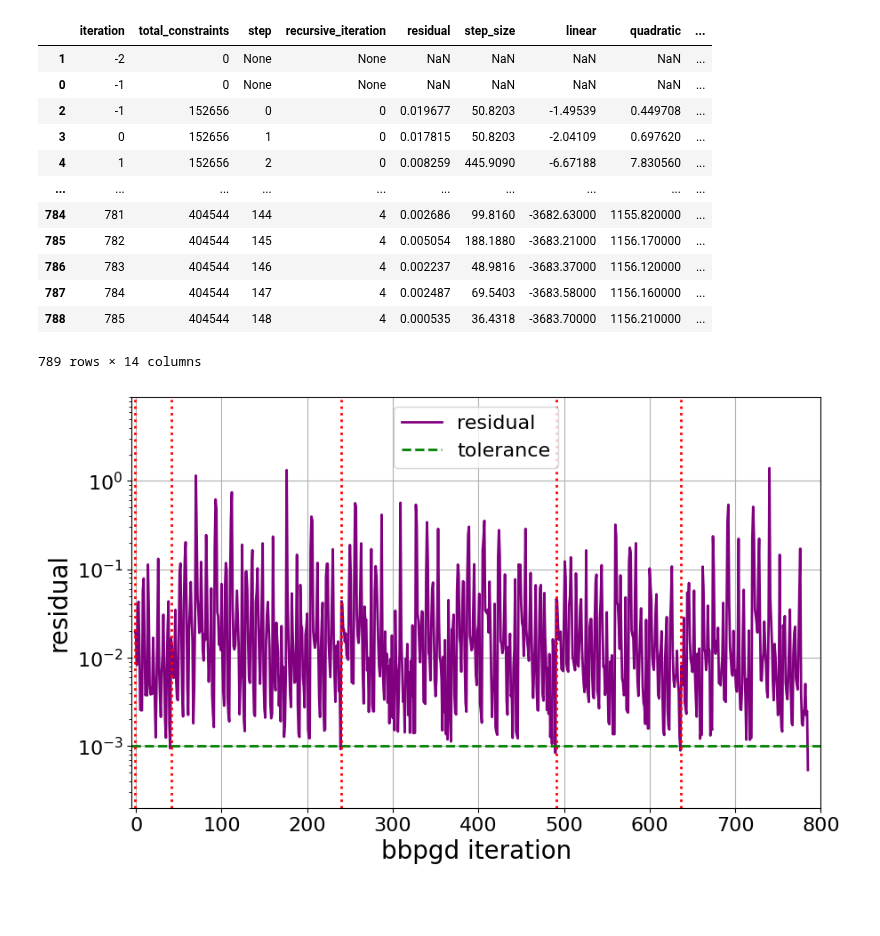
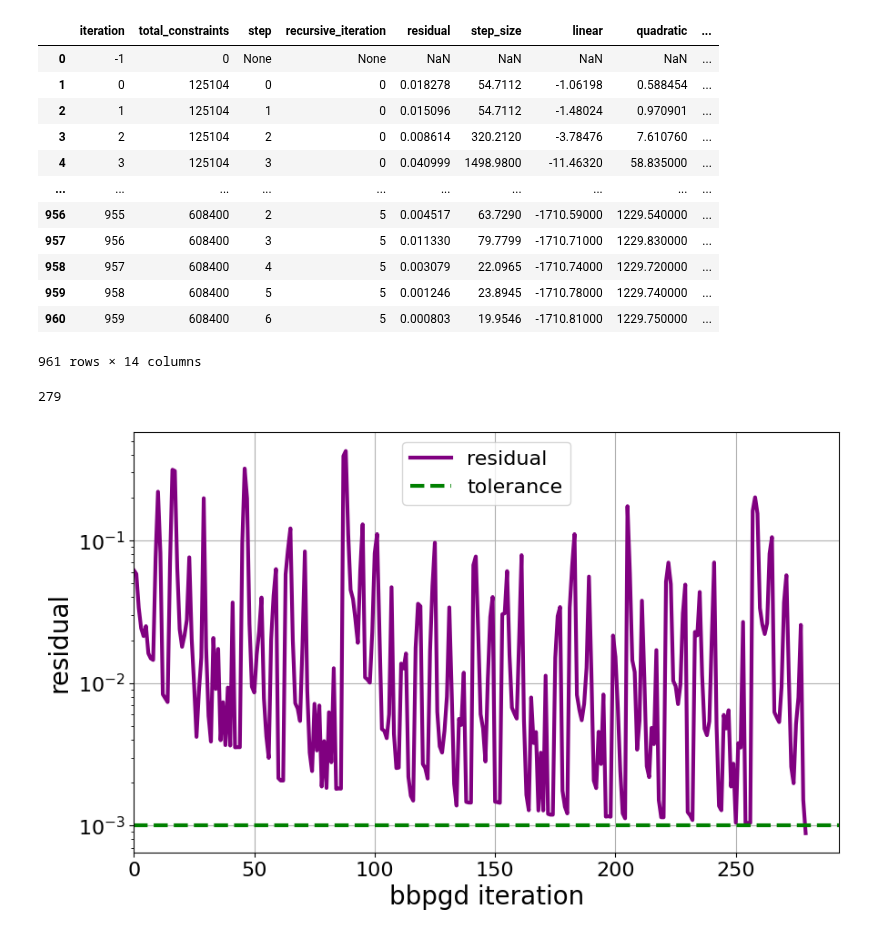
Before and after one commit to ManuelLerchner/ProliferatingCellCollectives-IDP, a Jupyter notebook: analysis/plot_bbgdp.ipynb, the cells around one changed output. Drawn from its saved outputs; the diff is of its cells as text; code cells hidden in the pictures; blank space fills up the shorter version.

```diff
--- a/analysis/plot_bbgdp.ipynb
+++ b/analysis/plot_bbgdp.ipynb
@@ -5,8 +5,8 @@ import pandas as pd
 import numpy as np
 import matplotlib.pyplot as plt
 # %%
-# bbpgd_data = load_all_files(
-#     f"../code/cpp/build/src/logs/data", "bbpgdtrace")
+bbpgd_data = load_all_files(
+    f"../code/cpp/build/src/logs/data", "bbpgdtrace")
 # %%
 bbpgd_data["iteration"] = bbpgd_data["iteration"] - 1
 # %%
@@ -64,49 +64,59 @@ def makeplot(data, x, y, xlabel=None, ylabel=None, outname=None, variable="densi
 bbpgd_data
 # %% [output]
 |  | iteration | total_constraints | step | recursive_iteration | residual | step_size | linear | quadratic | ... |
-| 1 | -2 | 0 | None | None | NaN | NaN | NaN | NaN | ... |
 | 0 | -1 | 0 | None | None | NaN | NaN | NaN | NaN | ... |
-| 2 | -1 | 152656 | 0 | 0 | 0.019677 | 50.8203 | -1.49539 | 0.449708 | ... |
-| 3 | 0 | 152656 | 1 | 0 | 0.017815 | 50.8203 | -2.04109 | 0.697620 | ... |
-| 4 | 1 | 152656 | 2 | 0 | 0.008259 | 445.9090 | -6.67188 | 7.830560 | ... |
+| 1 | 0 | 125104 | 0 | 0 | 0.018278 | 54.7112 | -1.06198 | 0.588454 | ... |
+| 2 | 1 | 125104 | 1 | 0 | 0.015096 | 54.7112 | -1.48024 | 0.970901 | ... |
+| 3 | 2 | 125104 | 2 | 0 | 0.008614 | 320.2120 | -3.78476 | 7.610760 | ... |
+| 4 | 3 | 125104 | 3 | 0 | 0.040999 | 1498.9800 | -11.46320 | 58.835000 | ... |
 | ... | ... | ... | ... | ... | ... | ... | ... | ... | ... |
-| 784 | 781 | 404544 | 144 | 4 | 0.002686 | 99.8160 | -3682.63000 | 1155.820000 | ... |
-| 785 | 782 | 404544 | 145 | 4 | 0.005054 | 188.1880 | -3683.21000 | 1156.170000 | ... |
-| 786 | 783 | 404544 | 146 | 4 | 0.002237 | 48.9816 | -3683.37000 | 1156.120000 | ... |
-| 787 | 784 | 404544 | 147 | 4 | 0.002487 | 69.5403 | -3683.58000 | 1156.160000 | ... |
-| 788 | 785 | 404544 | 148 | 4 | 0.000535 | 36.4318 | -3683.70000 | 1156.210000 | ... |
+| 956 | 955 | 608400 | 2 | 5 | 0.004517 | 63.7290 | -1710.59000 | 1229.540000 | ... |
+| 957 | 956 | 608400 | 3 | 5 | 0.011330 | 79.7799 | -1710.71000 | 1229.830000 | ... |
+| 958 | 957 | 608400 | 4 | 5 | 0.003079 | 22.0965 | -1710.74000 | 1229.720000 | ... |
+| 959 | 958 | 608400 | 5 | 5 | 0.001246 | 23.8945 | -1710.78000 | 1229.740000 | ... |
+| 960 | 959 | 608400 | 6 | 5 | 0.000803 | 19.9546 | -1710.81000 | 1229.750000 | ... |
-789 rows × 14 columns
+961 rows × 14 columns
+# %%
+bbpgd_data_1["step"].max()
+# %% [output]
+279
 # %%
 # Create main plot
 import matplotlib.ticker as mticker
-fig, ax = makeplot(bbpgd_data, x='iteration', y='residual',
+
+bbpgd_data_1 = bbpgd_data[bbpgd_data['recursive_iteration']  ==2]
+
+fig, ax = makeplot(bbpgd_data_1, x='step', y='residual',
                    xlabel='bbpgd iteration',
-                   ylabel='residual', outname='bbpgd_residual.png', lw=2)
+                   ylabel='residual', outname='bbpgd_residual.png', lw=3)
 
-ax.set_ylim(2e-4, 9)
+# ax.set_ylim(2e-4, 9)
 ax.set_yscale('log')
-ax.set_xlim(-5, 800)
+ax.set_xlim(0,None)
 
 
 # Add tolerance line
 ax.axhline(y=tolerance, color='green', linestyle='--',
-           label='tolerance', linewidth=2)
+           label='tolerance', linewidth=3)
 
 
-# make hvline wherever step=0
-for i, row in bbpgd_data.iterrows():
-    if row['step'] == 0 and row['iteration'] != bbpgd_data['iteration'].min():
-        ax.axvline(x=row['iteration'], color='red', linestyle=':',
-                   linewidth=2)
+# # make hvline wherever step=0
+# for i, row in bbpgd_data.iterrows():
+#     if row['step'] == 0 and row['iteration'] != bbpgd_data['iteration'].min():
+#         ax.axvline(x=row['iteration'], color='red', linestyle=':',
+#                    linewidth=3)
 
 # Combine legends from both axes
 lines, labels = ax.get_legend_handles_labels()
 ax.get_legend().remove()
 ax.legend(lines, labels, fontsize=16, loc='upper center')
 
+# ax.set_xlim(-10, bbpgd_data_1['iteration'].max()+120)
+
+
 fig.savefig('bbpgd_residual.png', dpi=300, bbox_inches="tight")
 # %% [output]
-[figure, old version]
+[figure, new version]
 # %%
 # Create main plot
 import matplotlib.cm as cm
```
Also changed, not shown: parts of 3 cells of this notebook, 15 other files.
